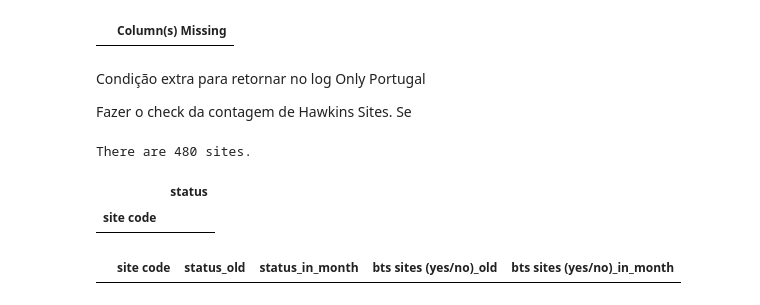
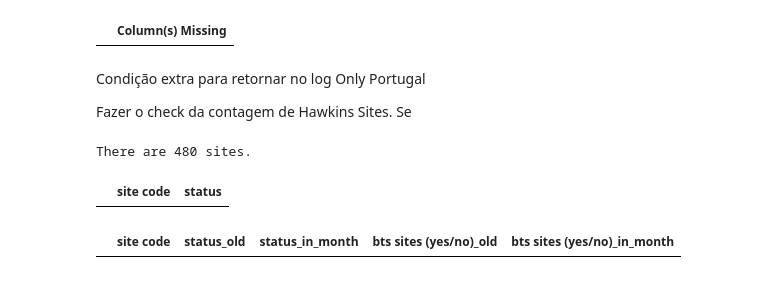
Before and after one commit to emerenan/xlsx_validation, a Jupyter notebook: pt_validations.ipynb, the cells around one changed output. Cells and saved outputs as stored; diff of their text form; code cells hidden in the pictures.

Commit message:
update picklist values

```diff
--- a/pt_validations.ipynb
+++ b/pt_validations.ipynb
@@ -147,15 +143,15 @@ df,cols_msa = csv_files(path_msa)
 msa = pd.read_csv(path_msa, names=cols_msa, encoding='latin')
 msa.columns = lower_str(list(msa.columns))
 
-towerdb = towerdb[list(df_msa.columns)]
+towerdb = towerdb[list(msa.columns)]
 
 ints = ['floor space', 'tower height (m)', 'floor space (availability)', 'annual energy consumption (kwh)' ]
 for i in ints:
     towerdb[i] = towerdb[i].fillna(0)
     towerdb[i] = list(map(int, towerdb[i]))
 
-dates_tw = ['infrastructure ready (existing)/ to be ready (new)', 'infrastructure to be dismantled by', 'date when vodafone active equipment is removed',
-            'infrastructure to be shared by', 'indicative completion date?', 'date_of_equipment_removal']
+dates_tw = ['infrastructure ready (existing)/ to be ready (new)', 'infrastructure to be dismantled by', 'date when vodafone active equipment is removed','first_active_sharing_start_date', \
+            'first_active_sharing_end_date ','infrastructure to be shared by', 'indicative completion date?', 'date_of_equipment_removal']
 for i in dates_tw:
     towerdb[i] = [date_obj.strftime("%d/%m/%Y") if not pd.isnull(date_obj) else '' for date_obj in towerdb[i]]
 
@@ -315,54 +311,56 @@ actives = towerdb[towerdb[tw_status]=='In Service']
 dftw_dates_errors = check_date_columns(actives, tw_index, tw_status, date_cols)
 dftw_dates_errors
 # %%
-def check_picklist_v1(df,df_index,df_status, df_cols, picklist_dict):
+def check_picklist(df, df_index, df_status, picklist_dict):
     from collections import defaultdict
 
+    df_cols = list(picklist_dict.keys())
     df_picklist = df[df_cols].fillna('')
     df_picklist = df_picklist.to_dict(orient='list')
 
     new_dic = defaultdict(list)
-    """for id in df_picklist[df_index]:
-        if id not in new_dic.keys():
-            new_dic[df_index].append(id)"""
 
     for column in set(picklist_dict.keys()):
         for value in df_picklist[column]:
             if value not in set(picklist_dict[column]):
-                if pd.isnull(value) or pd.isna(value) or value=='' or value=='nan':
+                if pd.isnull(value) or pd.isna(value) or value == '' or value == 'nan':
                     new_dic[column].append('Blank Value')
                 else:
                     new_dic[column].append(f'Incorrect value: {value}')
             else:
                 new_dic[column].append('Ok!')
 
     df_errors = pd.DataFrame(new_dic)
     df_errors = df_errors.replace('Ok!', np.nan)
     df_errors[df_index] = [i for i in df[df_index]]
     df_errors = df_errors.set_index(df_index)
     df_errors = df_errors.dropna(how='all', axis=0)
     df_errors = df_errors.dropna(how='all', axis=1)
     df_errors = df_errors.reset_index()
 
     df = df[[df_index, df_status]]
-    df_errors = pd.merge(df_errors,df, how='left', on=[df_index])
-    df_errors = df_errors.set_index(df_index)
-    df_errors = df_errors[[df_status]+ df_errors.columns[:-1].tolist()]
-    #df_errors = df_errors.reset_index()
+    df_errors = pd.merge(df_errors, df, how='left', on=[df_index], suffixes=('_checked', '_actual'))
+    cols = list(df_errors.columns)
+    if df_status + '_actual' in cols:
+        df_errors = df_errors.set_index([df_index, df_status + '_actual'])
+    else:
+        df_errors = df_errors.set_index([df_index])
+        df_errors = df_errors[[df_status] + df_errors.columns[:-1].tolist()]
+    df_errors = df_errors.reset_index()
     return df_errors
+
 
 picklist_cols = lower_str(['Categorization by Transmission Sys'])
 
 picklists = {
     'categorization by transmission sys': ['Macro','Macro+DAS', 'Public DAS','Repeater','Transmission'],
     }
 
 #df_picklist= check_picklist(towerdb,tw_index,tw_status, picklist_cols, picklists)
-df_picklist_gen= check_picklist_v1(towerdb,tw_index,tw_status, picklist_cols , picklists)
+df_picklist_gen= check_picklist(towerdb,tw_index,tw_status, picklists)
 df_picklist_gen
 # %% [output]
-|  | status |
-| site code |  |
+|  | site code | status |
 # %%
 def check_mom_bts(df_tw, tw_index,status_col, bts_col, df_msa):
 
```
Also changed, not shown: parts of 6 cells of this notebook.
